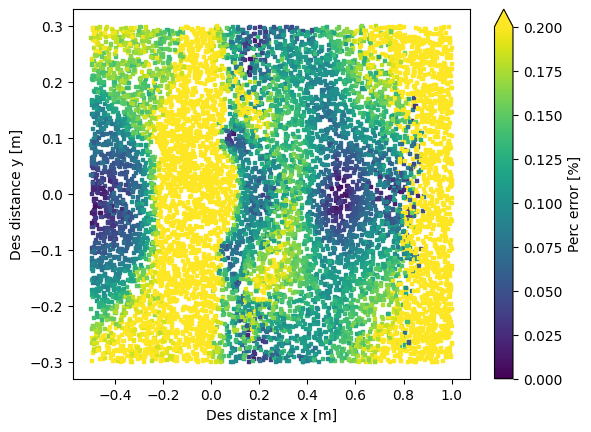
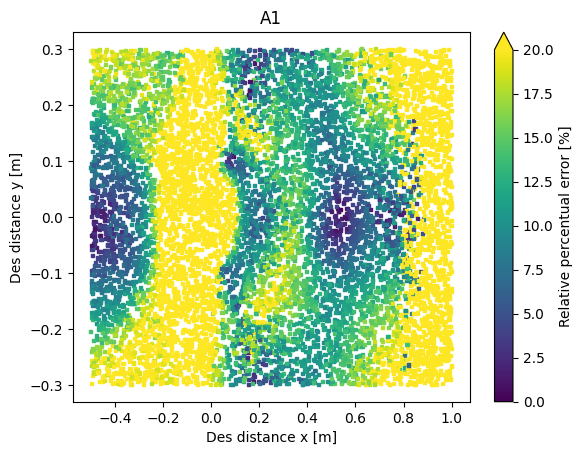
The notebook cell's code change between the first figure and the second:
--- before
+++ after
@@ -1,4 +1,5 @@
-plt.scatter(des[:,0],des[:,1], np.full(des[: , 1].shape,5), marker='s', c=perc_err, vmin=0, vmax=.2)
-plt.colorbar(label="Perc error [%]", extend='max')
+plt.scatter(des[:,0],des[:,1], np.full(des[: , 1].shape,5), marker='s', c=perc_err*100, vmin=0, vmax=20)
+plt.colorbar(label="Relative percentual error [%]", extend='max')
+plt.title("A1")
 plt.xlabel("Des distance x [m]")
 plt.ylabel("Des distance y [m]")

Commit: tuned solo (still not works)